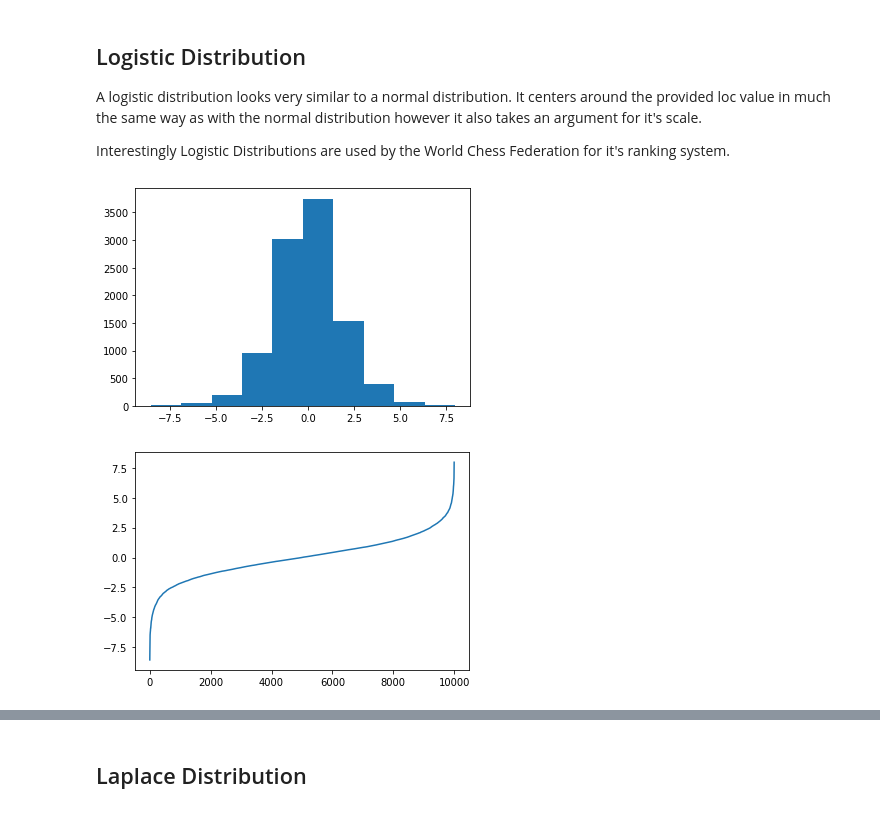
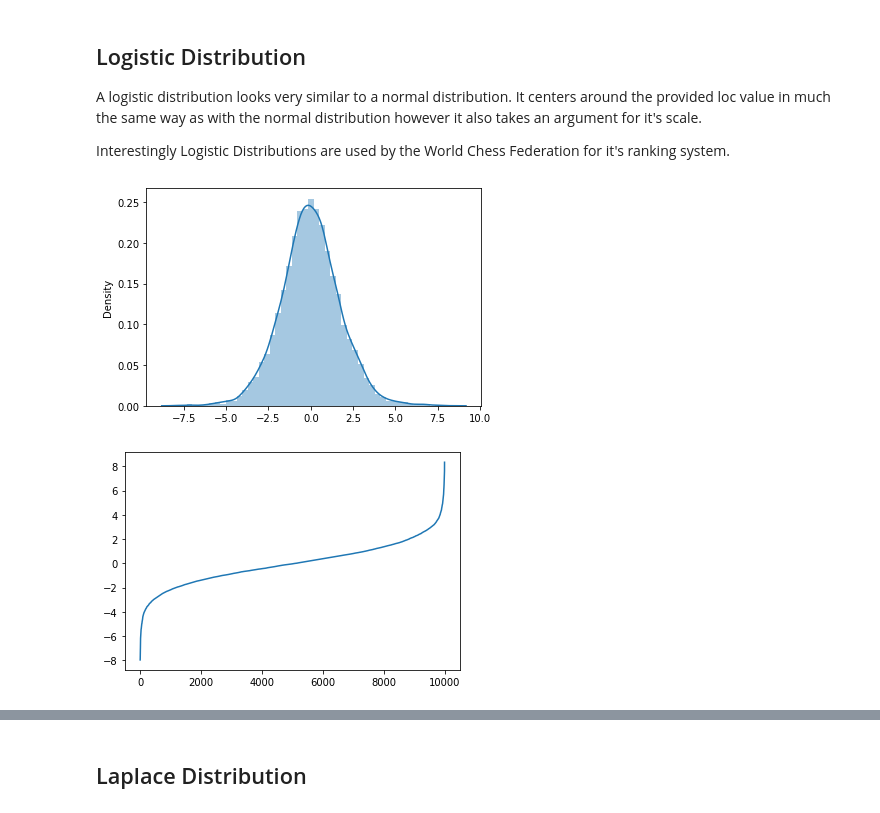
Before and after one commit to itskeithstudent/Programming-for-Data-Analysis-52465-Assignment, a Jupyter notebook: numpy_random.ipynb, the cells around one changed output, grey strips where cells are left out. Saved outputs shown, nothing was run; the diff lists cells and outputs as text; code cells hidden in the pictures.

Commit message:
add warnings package to notebook to filter out any warnings for seaborn.distplot, minor markdown additions

```diff
--- a/numpy_random.ipynb
+++ b/numpy_random.ipynb
@@ -441,12 +443,12 @@ Interestingly Logistic Distributions are used by the World Chess Federation for
 # %%
 log_dist_array = np.random.default_rng().logistic(loc=0, scale=1, size=10000)
 log_dist_array.sort() #sorting the array to do lineplot
-plt.hist(log_dist_array)
+sns.distplot(log_dist_array)
 plt.show();
 plt.plot(log_dist_array);
 # %% [output]
-[figure, old version]
+[figure, new version]
-[figure, old version]
+[figure, new version]
 # %%
 #Alternately will use sns.distplot to give a nicer visual representation than matplotlip.pyplot's hist
 sns.distplot(log_dist_array)
```
Also changed, not shown: parts of 32 cells of this notebook.
